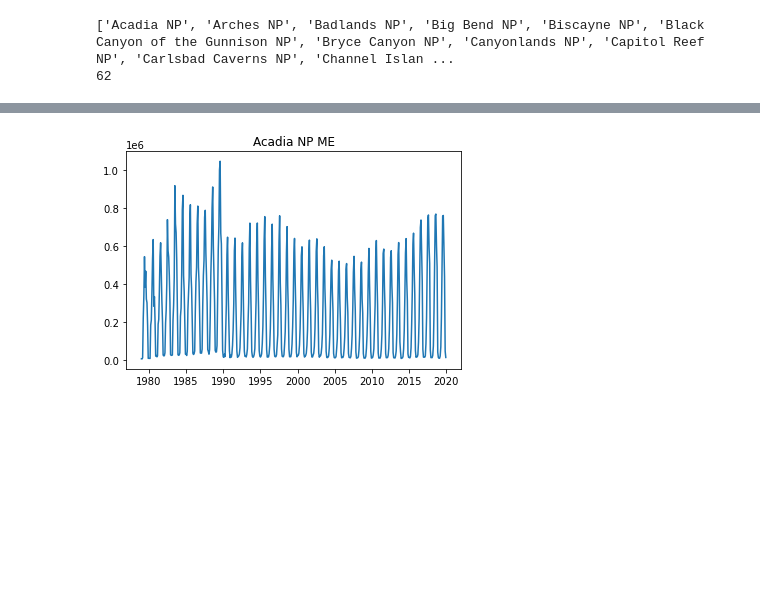
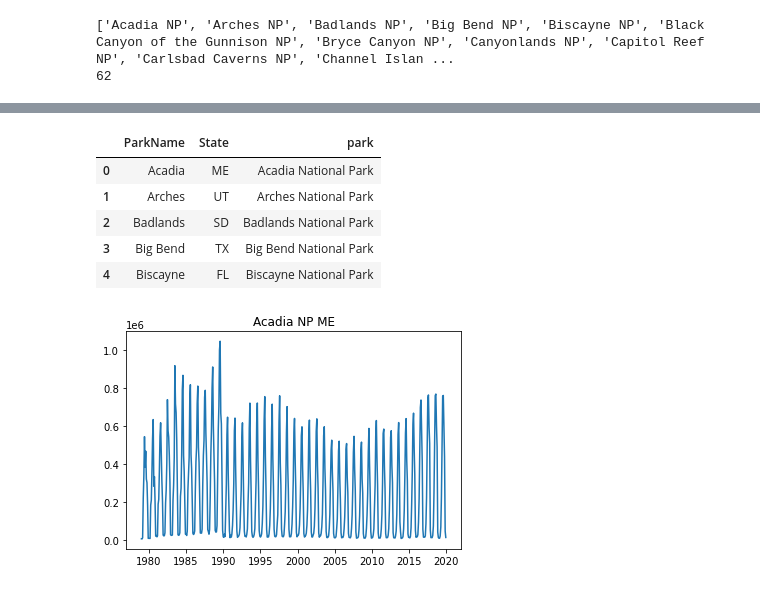
Before and after one commit to vgjaq/National-Park-Capstone-Project, a Jupyter notebook: DataWrangling.ipynb, the cells around one changed output, grey strips where cells are left out. Saved outputs shown, nothing was run; the diff lists cells and outputs as text; code cells hidden in the pictures; blank space fills up the shorter version.

```diff
--- a/DataWrangling.ipynb
+++ b/DataWrangling.ipynb
@@ -247,0 +139,5 @@ print(len(Parks_unique))
+# %%
+new.drop('Month_Year', axis = 1, inplace = True)
+# %%
+new.drop_duplicates(ignore_index = True, inplace = True)
+new.head()
@@ -247,0 +151,4 @@ print(len(Parks_unique))
+# %%
+new['ParkName'] = new['ParkName'].str.rstrip(' & PRES')
+new['ParkName'] = new['ParkName'].str.rstrip('NP')
+new.head()
@@ -247,0 +162,12 @@ print(len(Parks_unique))
+# %%
+#space leftover from above
+new['park'] = new['ParkName']+ 'National Park'
+# %%
+new.head()
+# %% [output]
+|  | ParkName | State | park |
+| 0 | Acadia | ME | Acadia National Park |
+| 1 | Arches | UT | Arches National Park |
+| 2 | Badlands | SD | Badlands National Park |
+| 3 | Big Bend | TX | Big Bend National Park |
+| 4 | Biscayne | FL | Biscayne National Park |
```
Also changed, not shown: parts of 17 cells of this notebook, 11 other files.
